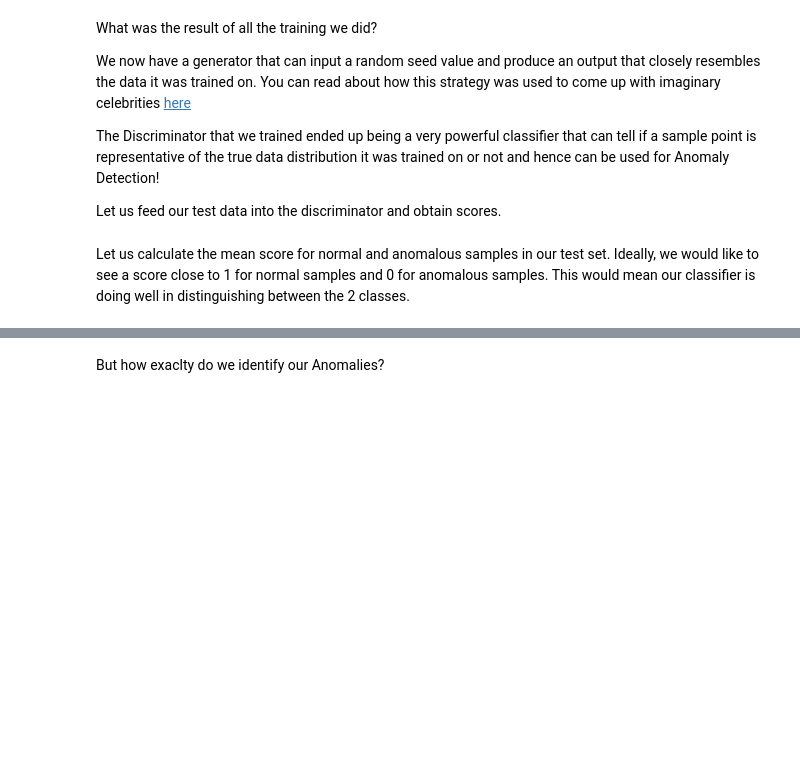
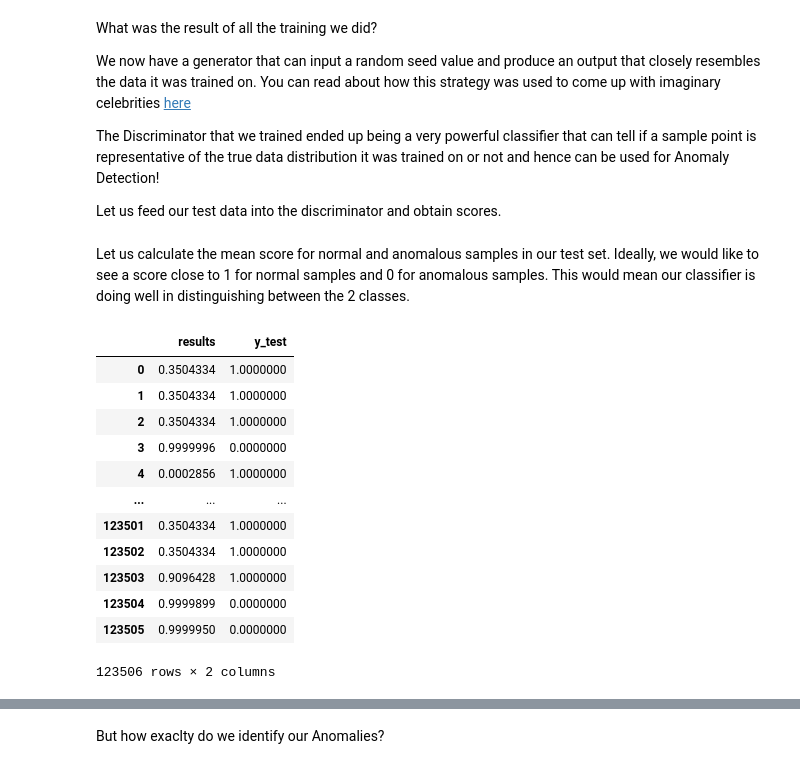
Before and after one commit to TAMIDSpiyalong/Advanced-Concepts-in-Machine-Learning-for-Energy, a Jupyter notebook: Lecture_3d.ipynb, the cells around one changed output, grey strips where cells are left out. Drawn from its saved outputs; the diff is of its cells as text; code cells hidden in the pictures; blank space fills up the shorter version.

```diff
--- a/Lecture_3d.ipynb
+++ b/Lecture_3d.ipynb
@@ -560,6 +551,22 @@ for t in range(nr_batches_test +1):
         results = np.append(results, tmp_rslt)
 # %% [markdown]
 Let us calculate the mean score for normal and anomalous samples in our test set. Ideally, we would like to see a score close to 1 for normal samples and 0 for anomalous samples. This would mean our classifier is doing well in distinguishing between the 2 classes.
+# %%
+results_df
+# %% [output]
+|  | results | y_test |
+| 0 | 0.3504334 | 1.0000000 |
+| 1 | 0.3504334 | 1.0000000 |
+| 2 | 0.3504334 | 1.0000000 |
+| 3 | 0.9999996 | 0.0000000 |
+| 4 | 0.0002856 | 1.0000000 |
+| ... | ... | ... |
+| 123501 | 0.3504334 | 1.0000000 |
+| 123502 | 0.3504334 | 1.0000000 |
+| 123503 | 0.9096428 | 1.0000000 |
+| 123504 | 0.9999899 | 0.0000000 |
+| 123505 | 0.9999950 | 0.0000000 |
+123506 rows × 2 columns
 # %%
 pd.options.display.float_format = '{:20,.7f}'.format
 results_df = pd.concat([pd.DataFrame(results),pd.DataFrame(y_test)], axis=1)
```
Also changed, not shown: parts of 24 cells of this notebook.
